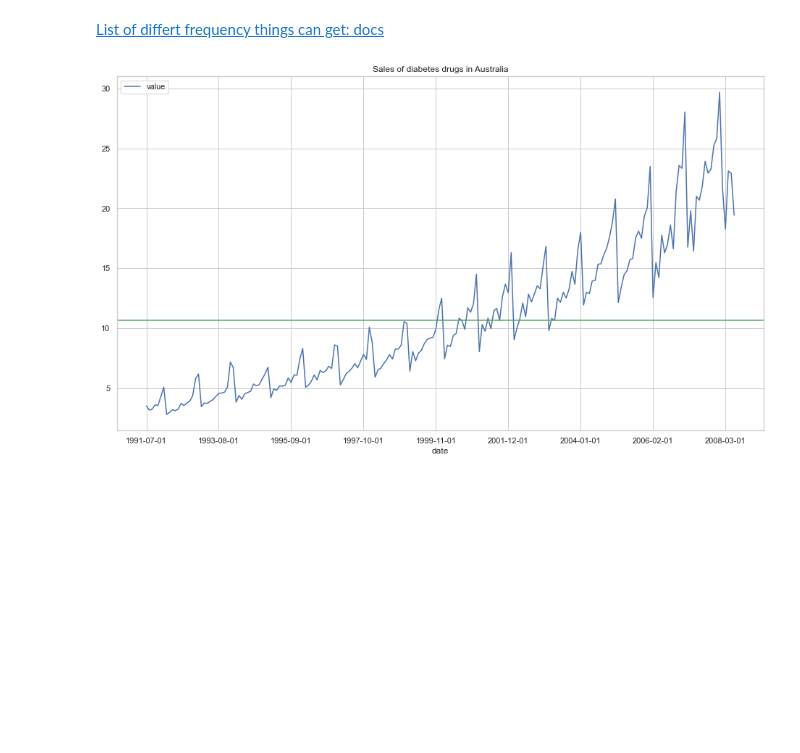
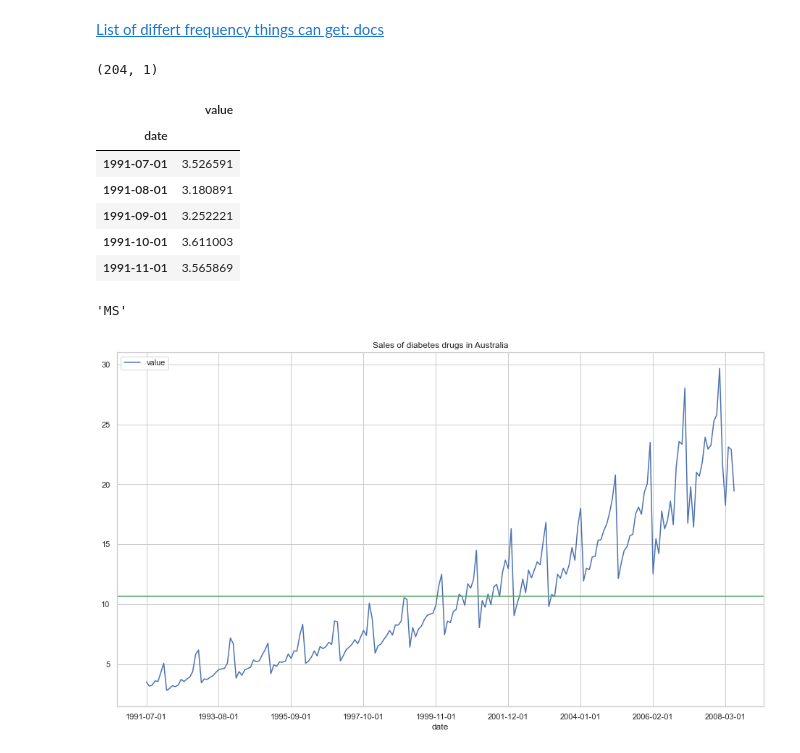
Before and after one commit to Ironhack-data-bcn-feb-2023/lectures, a Jupyter notebook: 37.I - Time series I - Properties (decomposition).ipynb, the cells around one changed output. Cells and saved outputs as stored; diff of their text form; code cells hidden in the pictures; blank space fills up the shorter version.

```diff
--- a/37.I - Time series I - Properties (decomposition).ipynb
+++ b/37.I - Time series I - Properties (decomposition).ipynb
@@ -212,3 +238,22 @@ infer_  # 204 meses
+# %%
+df.shape
+# %% [output]
+(204, 1)
+# %%
+df.head(5)
+# %% [output]
+|  | value |
+| date |  |
+| 1991-07-01 | 3.526591 |
+| 1991-08-01 | 3.180891 |
+| 1991-09-01 | 3.252221 |
+| 1991-10-01 | 3.611003 |
+| 1991-11-01 | 3.565869 |
+# %%
+la_frecuencia = pd.infer_freq(df.index)
+la_frecuencia
+# %% [output]
+'MS'
 # %%
 df.plot();
 plt.title("Sales of diabetes drugs in Australia") #insulina
```
Also changed, not shown: parts of 16 cells of this notebook, 2 other files.
